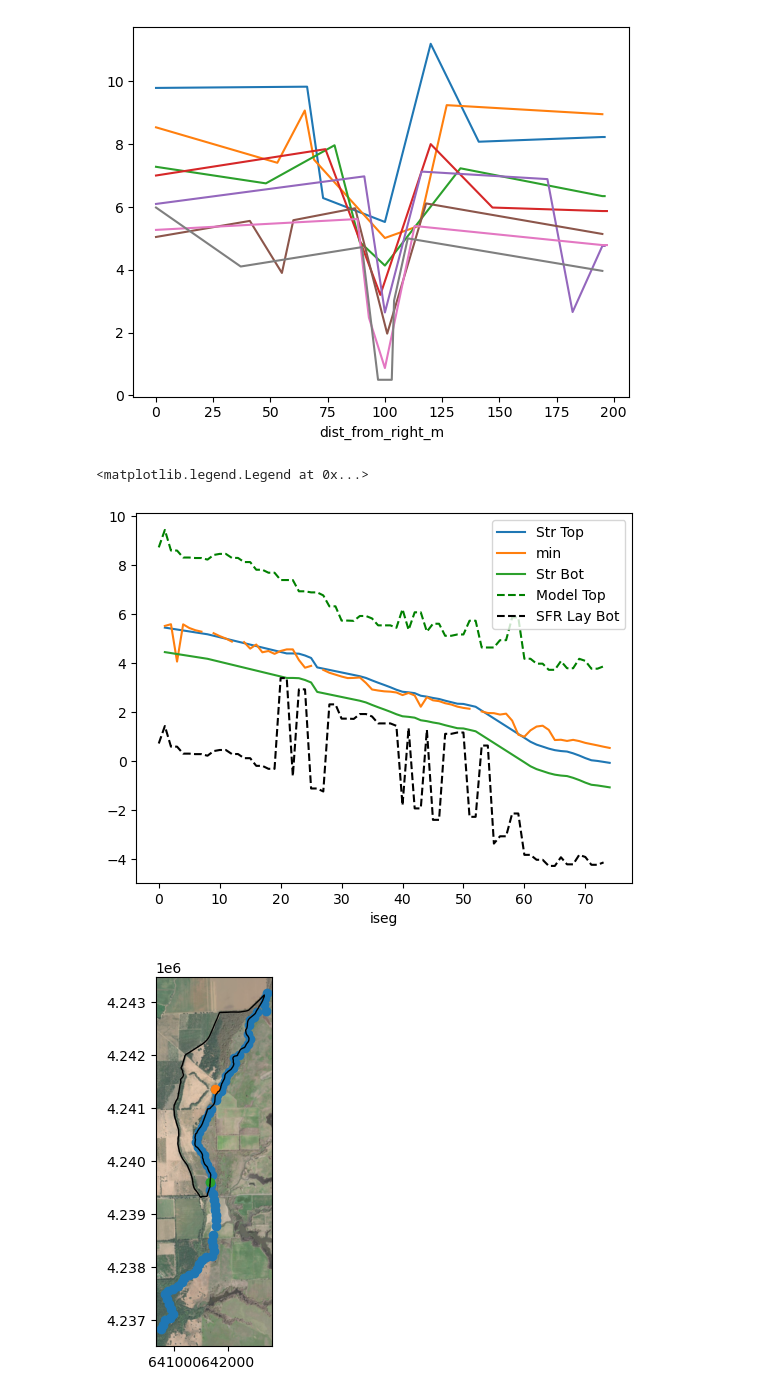
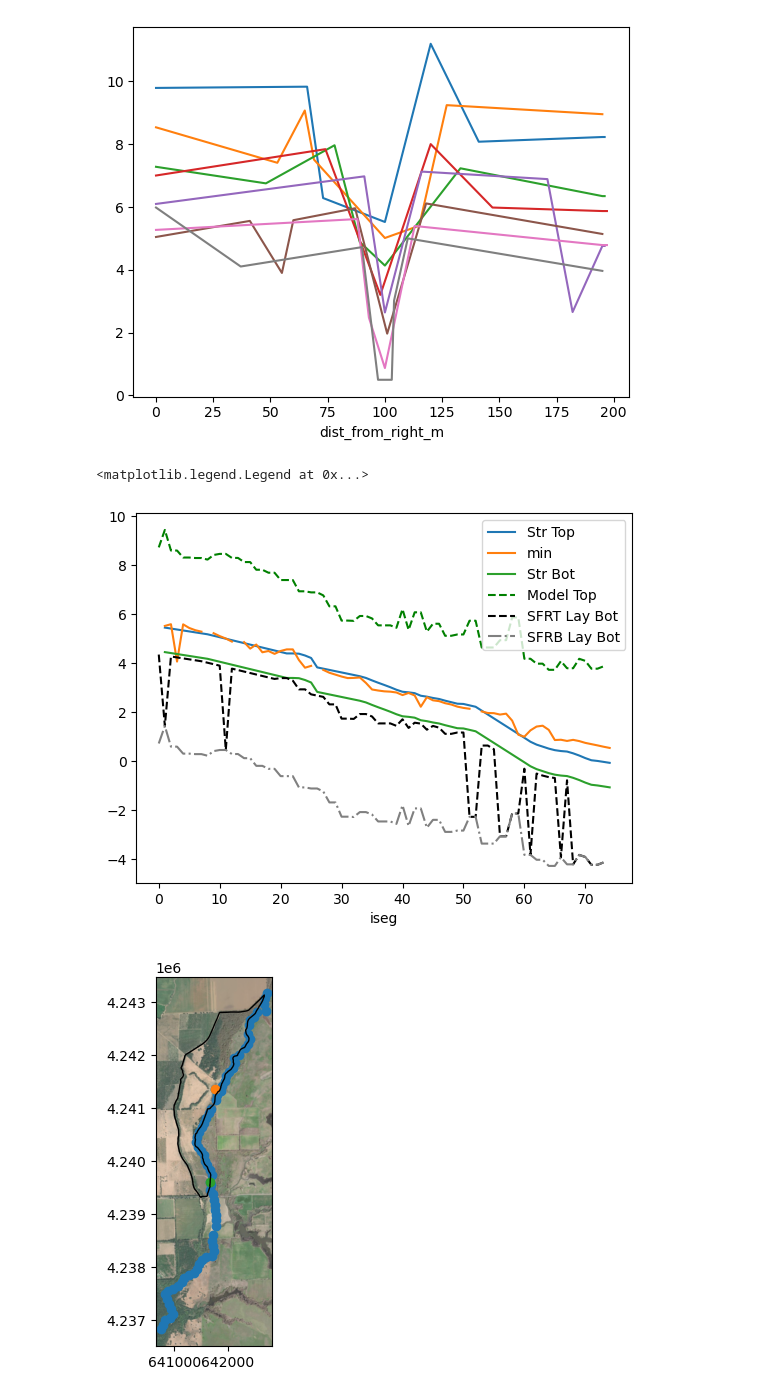
Before and after one commit to andrewcalderwood/CosumnesRiverRecharge, a Jupyter notebook: Projects/Oneto_Denier/Streambed seepage model.ipynb, the cells around one changed output. Drawn from its saved outputs; the diff is of its cells as text; code cells hidden in the pictures.

```diff
--- a/Projects/Oneto_Denier/Streambed seepage model.ipynb
+++ b/Projects/Oneto_Denier/Streambed seepage model.ipynb
@@ -196,7 +204,15 @@ coords = list(m_domain.geometry.values[0].exterior.coords)
 xul = np.min(coords)
 yul = coords[np.where(coords==xul)[0][0]][1]
 # %%
-loadpth = 'C:/WRDAPP/GWFlowModel/Cosumnes/Stream_seepage/'
+ext_dir = 'F:/WRDAPP'
+c_dir = 'C:/WRDAPP'
+
+if os.path.exists(ext_dir):
+    loadpth = ext_dir
+elif os.path.exists(c_dir):
+    loadpth = c_dir
+
+loadpth += '/GWFlowModel/Cosumnes/Stream_seepage/'
 model_nam = 'inset_oneto_denier'
 
 model_ws = loadpth+ model_nam
@@ -673,22 +685,3 @@ sfr_cols = (XSg.column.values-1).astype(int)
 # owhm default raises layer to topmost active which is 1
 strthick = 1
 strtop = XSg.z_m_min_cln.values - strthick
-# sfr_lay = get_layer_from_elev(strtop, botm[:, sfr_rows, sfr_cols], m.dis.nlay)
-# find layers where str top is above
-sfr_lay = pd.DataFrame(np.transpose(np.where(strtop>m.dis.botm.array[:, sfr_rows, sfr_cols])), columns=['layer','iseg'])
-# find topmost layer with minimum
-sfr_lay = sfr_lay.groupby('iseg').min()['layer'].values
-
-(XSg.z_m_min_cln).plot(label='Str Top')
-XSg.z_m_min.plot(label='min')
-(XSg.z_m_min_cln-strthick).plot(label='Str Bot')
-
-plt.plot(m.dis.top.array[ sfr_rows, sfr_cols], label='Model Top', ls='--',color='green')
-# plt.plot(m.dis.botm.array[0, sfr_rows, sfr_cols], label='Lay 1 Bottom', ls='--',color='brown')
-# plt.plot(m.dis.botm.array[sfr_lay-1, sfr_rows, sfr_cols], label='SFR Lay Top', ls='--',color='black')
-plt.plot(m.dis.botm.array[sfr_lay, sfr_rows, sfr_cols], label='SFR Lay Bot', ls='--',color='black')
-
-plt.legend()
-# %% [output]
-<matplotlib.legend.Legend at 0x...>
-[figure, removed]
@@ -694,0 +691,8 @@ plt.legend()
+# %%
+sft_lay = get_layer_from_elev(strtop, botm[:, sfr_rows, sfr_cols], m.dis.nlay)
+sfr_lay = get_layer_from_elev(strtop-strthick, botm[:, sfr_rows, sfr_cols], m.dis.nlay)
+# if the str top and botm are in different layers then adjust model bottom to str bot minus a small adjustment
+# sfr_l = sfrb_lay > sfr_lay
+# botm_sfr = botm.copy()
+# botm_sfr[sfr_lay[sfr_l], sfr_rows[sfr_l],sfr_cols[sfr_l]] = strtop[sfr_l] - strthick - 0.1
+# m.dis.botm = botm
@@ -695,3 +702,20 @@ plt.legend()
+# %%
+(XSg.z_m_min_cln).plot(label='Str Top')
+XSg.z_m_min.plot(label='min')
+(XSg.z_m_min_cln-strthick).plot(label='Str Bot')
+
+plt.plot(m.dis.top.array[ sfr_rows, sfr_cols], label='Model Top', ls='--',color='green')
+# plt.plot(m.dis.botm.array[0, sfr_rows, sfr_cols], label='Lay 1 Bottom', ls='--',color='brown')
+plt.plot(botm_sfr[sfrt_lay, sfr_rows, sfr_cols], label='SFRT Lay Bot', ls='--',color='black')
+plt.plot(botm_sfr[sfr_lay, sfr_rows, sfr_cols], label='SFRB Lay Bot', ls='-.',color='grey')
+
+plt.legend()
+
+# it seems that the sfr layer is forced based on the str top but that the str botm can't be below the modflow cell bottom
+# this means the top and bottom must be in the same cell
+# %% [output]
+<matplotlib.legend.Legend at 0x...>
+[figure, added]
 # %%
 
 fig,ax=plt.subplots()
```
Also changed, not shown: parts of 23 cells of this notebook.
